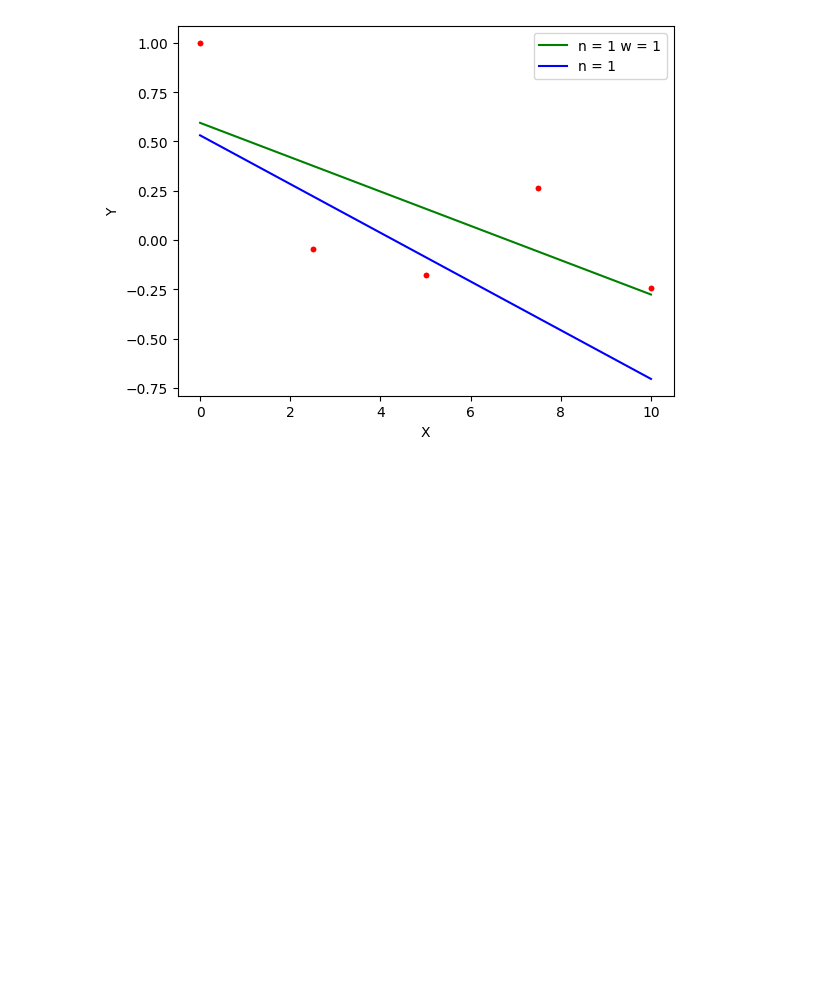
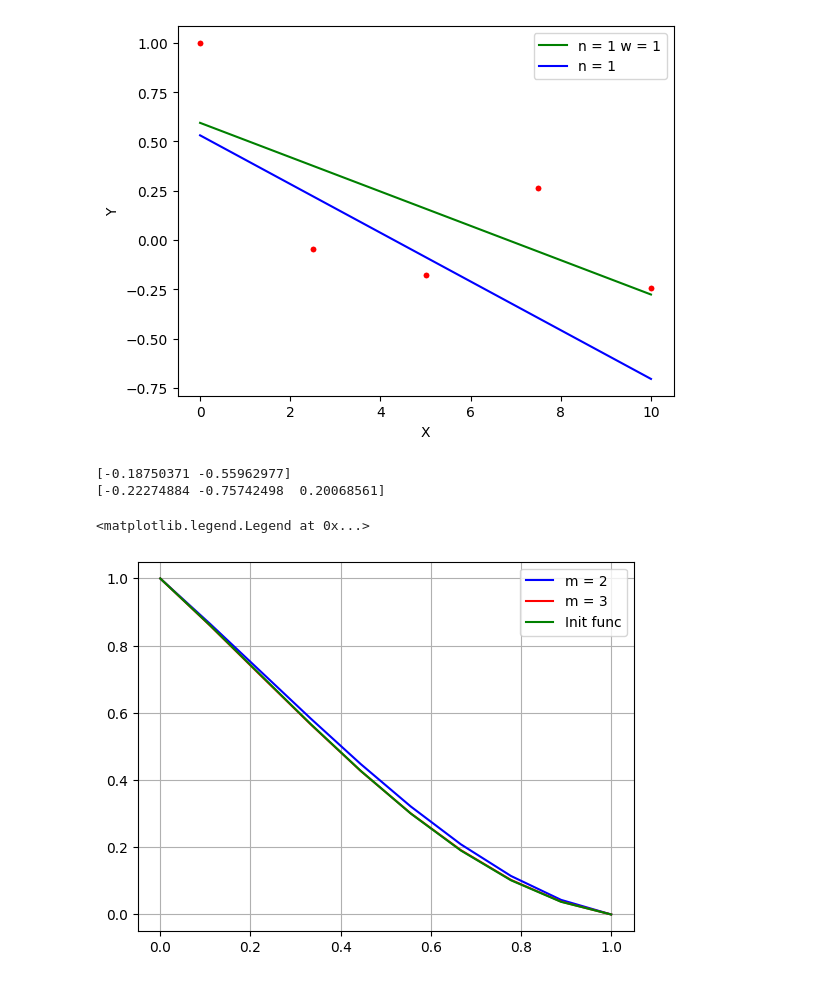
Before and after one commit to SerPan23/BMSTU_SEM_4, a Jupyter notebook: Computing_algorithms/lab_04/main.ipynb, the cells around one changed output. Drawn from its saved outputs; the diff is of its cells as text; code cells hidden in the pictures; blank space fills up the shorter version.

```diff
--- a/Computing_algorithms/lab_04/main.ipynb
+++ b/Computing_algorithms/lab_04/main.ipynb
@@ -105,3 +106,18 @@ grafic_aprox_function_1D(least_squares_method_1D(table_1D_w1, 1), table_1D_w1, c
 grafic_aprox_function_1D(least_squares_method_1D(table_1D, 1), table_1D, color='blue', label="n = 1")
 # %% [output]
 [figure]
+# %%
+x, y, y_2, y_3 = ODE()
+
+plt.grid(True)
+
+plt.plot(x, y_2, color="blue", label="m = 2")
+plt.plot(x, y_3, color="red", label="m = 3")
+plt.plot(x, y, color="green", label="Init func")
+
+plt.legend()
+# %% [output]
+[-0.18750371 -0.55962977]
+[-0.22274884 -0.75742498  0.20068561]
+<matplotlib.legend.Legend at 0x...>
+[figure, added]
```
Also changed, not shown: parts of 1 cell of this notebook, 2 other files.
